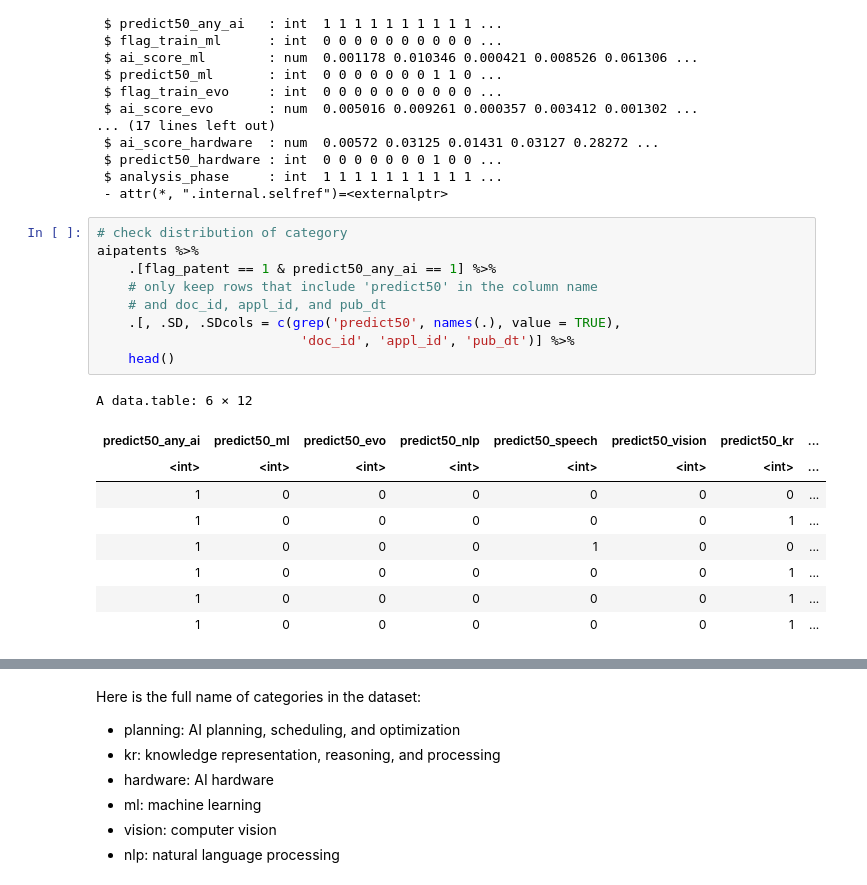
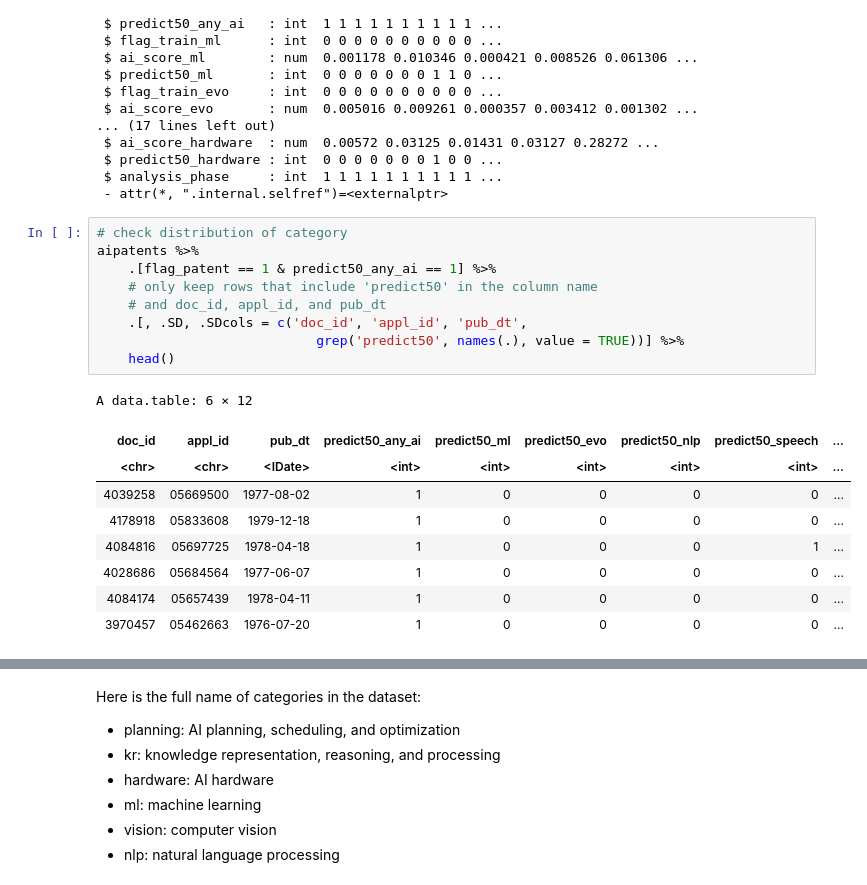
Before and after one commit to oceanumeric/ININ-tutorial, a Jupyter notebook: Labs/lab2_part_A.ipynb, the cells around one changed output, grey strips where cells are left out. Saved outputs shown, nothing was run; the diff lists cells and outputs as text.

```diff
--- a/Labs/lab2_part_A.ipynb
+++ b/Labs/lab2_part_A.ipynb
@@ -91,22 +91,22 @@ Classes ‘data.table’ and 'data.frame':  668808 obs. of  31 variables:
 # %%
 # check distribution of category
 aipatents %>%
     .[flag_patent == 1 & predict50_any_ai == 1] %>%
     # only keep rows that include 'predict50' in the column name
     # and doc_id, appl_id, and pub_dt
-    .[, .SD, .SDcols = c(grep('predict50', names(.), value = TRUE),
-                          'doc_id', 'appl_id', 'pub_dt')] %>%
+    .[, .SD, .SDcols = c('doc_id', 'appl_id', 'pub_dt',
+                            grep('predict50', names(.), value = TRUE))] %>%
     head()
 # %% [output]
 A data.table: 6 × 12
-| predict50_any_ai | predict50_ml | predict50_evo | predict50_nlp | predict50_speech | predict50_vision | predict50_kr | ... |
-| <int> | <int> | <int> | <int> | <int> | <int> | <int> | ... |
-| 1 | 0 | 0 | 0 | 0 | 0 | 0 | ... |
-| 1 | 0 | 0 | 0 | 0 | 0 | 1 | ... |
-| 1 | 0 | 0 | 0 | 1 | 0 | 0 | ... |
-| 1 | 0 | 0 | 0 | 0 | 0 | 1 | ... |
-| 1 | 0 | 0 | 0 | 0 | 0 | 1 | ... |
-| 1 | 0 | 0 | 0 | 0 | 0 | 1 | ... |
+| doc_id | appl_id | pub_dt | predict50_any_ai | predict50_ml | predict50_evo | predict50_nlp | predict50_speech | ... |
+| <chr> | <chr> | <IDate> | <int> | <int> | <int> | <int> | <int> | ... |
+| 4039258 | 05669500 | 1977-08-02 | 1 | 0 | 0 | 0 | 0 | ... |
+| 4178918 | 05833608 | 1979-12-18 | 1 | 0 | 0 | 0 | 0 | ... |
+| 4084816 | 05697725 | 1978-04-18 | 1 | 0 | 0 | 0 | 1 | ... |
+| 4028686 | 05684564 | 1977-06-07 | 1 | 0 | 0 | 0 | 0 | ... |
+| 4084174 | 05657439 | 1978-04-11 | 1 | 0 | 0 | 0 | 0 | ... |
+| 3970457 | 05462663 | 1976-07-20 | 1 | 0 | 0 | 0 | 0 | ... |
 # %%
 options(repr.plot.width=8, repr.plot.height=6, dpi=400)
 aipatents %>%
```
Also changed, not shown: parts of 2 cells of this notebook.
